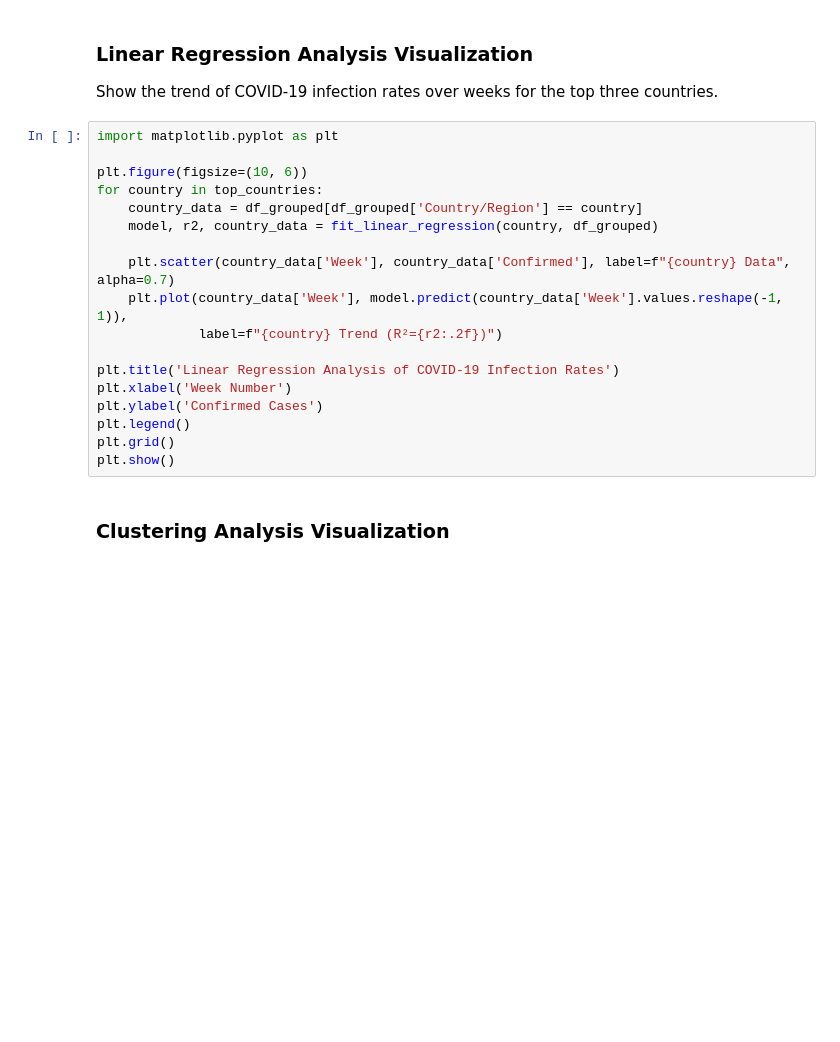
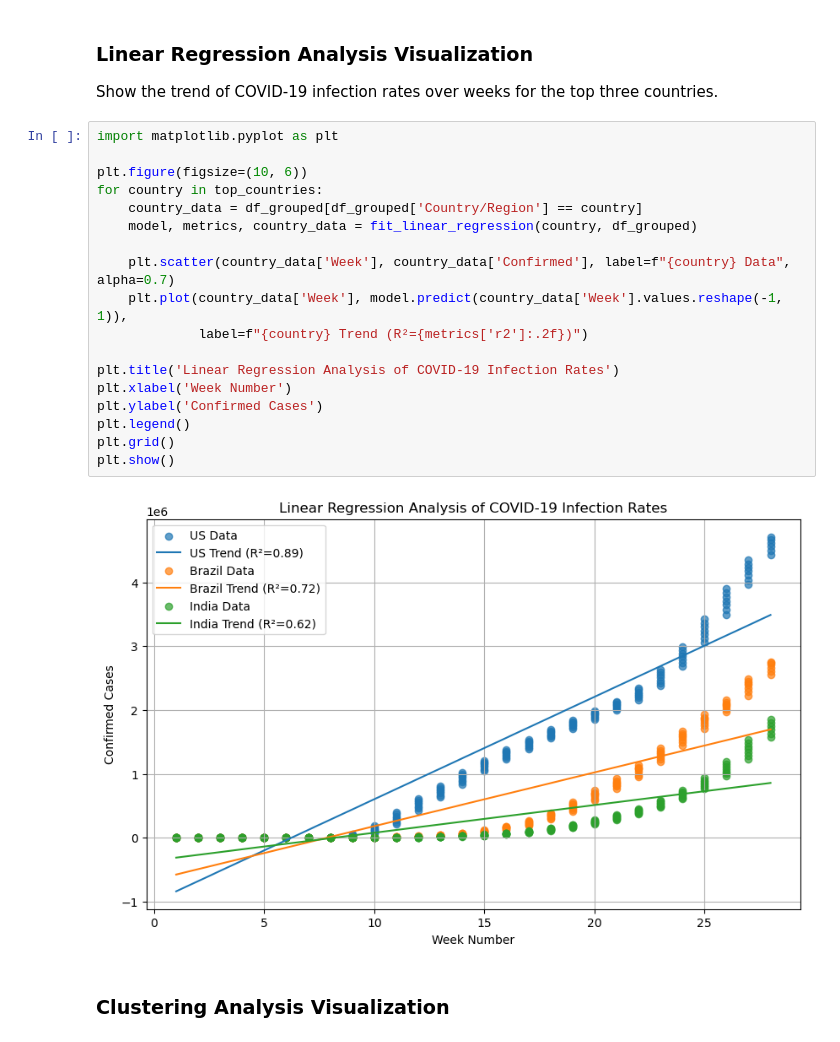
Before and after one commit to CluongUni/torrens-bda601, a Jupyter notebook: Assessment 03/A00117495_BDA601_Assessment3.ipynb, the cells around one changed output. Drawn from its saved outputs; the diff is of its cells as text; blank space fills up the shorter version.

```diff
--- a/Assessment 03/A00117495_BDA601_Assessment3.ipynb
+++ b/Assessment 03/A00117495_BDA601_Assessment3.ipynb
@@ -364,21 +374,23 @@ Show the trend of COVID-19 infection rates over weeks for the top three countrie
 # %%
 import matplotlib.pyplot as plt
 
 plt.figure(figsize=(10, 6))
 for country in top_countries:
     country_data = df_grouped[df_grouped['Country/Region'] == country]
-    model, r2, country_data = fit_linear_regression(country, df_grouped)
+    model, metrics, country_data = fit_linear_regression(country, df_grouped)
 
     plt.scatter(country_data['Week'], country_data['Confirmed'], label=f"{country} Data", alpha=0.7)
     plt.plot(country_data['Week'], model.predict(country_data['Week'].values.reshape(-1, 1)),
-             label=f"{country} Trend (R²={r2:.2f})")
+             label=f"{country} Trend (R²={metrics['r2']:.2f})")
 
 plt.title('Linear Regression Analysis of COVID-19 Infection Rates')
 plt.xlabel('Week Number')
 plt.ylabel('Confirmed Cases')
 plt.legend()
 plt.grid()
 plt.show()
+# %% [output]
+[figure, added]
 # %% [markdown]
 ### Clustering Analysis Visualization
 # %%
```
Also changed, not shown: parts of 7 cells of this notebook.
